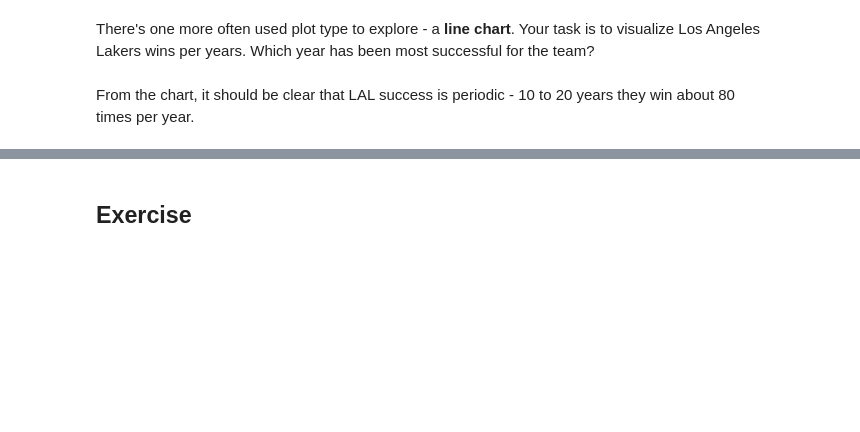
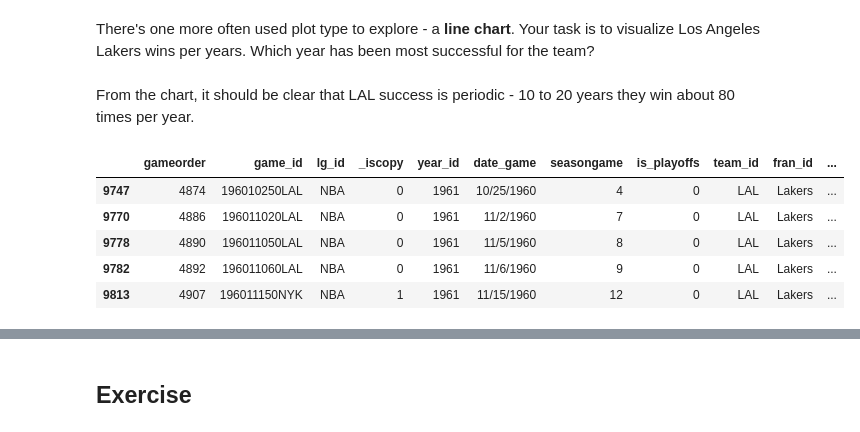
Before and after one commit to tomwrx/Data-Science-and-AI, a Jupyter notebook: Demo_subproject.ipynb, the cells around one changed output, grey strips where cells are left out. Cells and saved outputs as stored; diff of their text form; code cells hidden in the pictures; blank space fills up the shorter version.

```diff
--- a/Demo_subproject.ipynb
+++ b/Demo_subproject.ipynb
@@ -321,3 +326,13 @@ Seems like most teams do score ~100 - 105 points per game. The kind of distribut
 There's one more often used plot type to explore - a **line chart**. Your task is to visualize Los Angeles Lakers wins per years. Which year has been most successful for the team?
 # %% [markdown]
 From the chart, it should be clear that LAL success is periodic - 10 to 20 years they win about 80 times per year.
+# %%
+LAL_df = df1[(df1['team_id'] == 'LAL') & (df1['game_result'] == 'W')]
+LAL_df.head()
+# %% [output]
+|  | gameorder | game_id | lg_id | _iscopy | year_id | date_game | seasongame | is_playoffs | team_id | fran_id | ... |
+| 9747 | 4874 | 196010250LAL | NBA | 0 | 1961 | 10/25/1960 | 4 | 0 | LAL | Lakers | ... |
+| 9770 | 4886 | 196011020LAL | NBA | 0 | 1961 | 11/2/1960 | 7 | 0 | LAL | Lakers | ... |
+| 9778 | 4890 | 196011050LAL | NBA | 0 | 1961 | 11/5/1960 | 8 | 0 | LAL | Lakers | ... |
+| 9782 | 4892 | 196011060LAL | NBA | 0 | 1961 | 11/6/1960 | 9 | 0 | LAL | Lakers | ... |
+| 9813 | 4907 | 196011150NYK | NBA | 1 | 1961 | 11/15/1960 | 12 | 0 | LAL | Lakers | ... |
```
Also changed, not shown: parts of 4 cells of this notebook.
